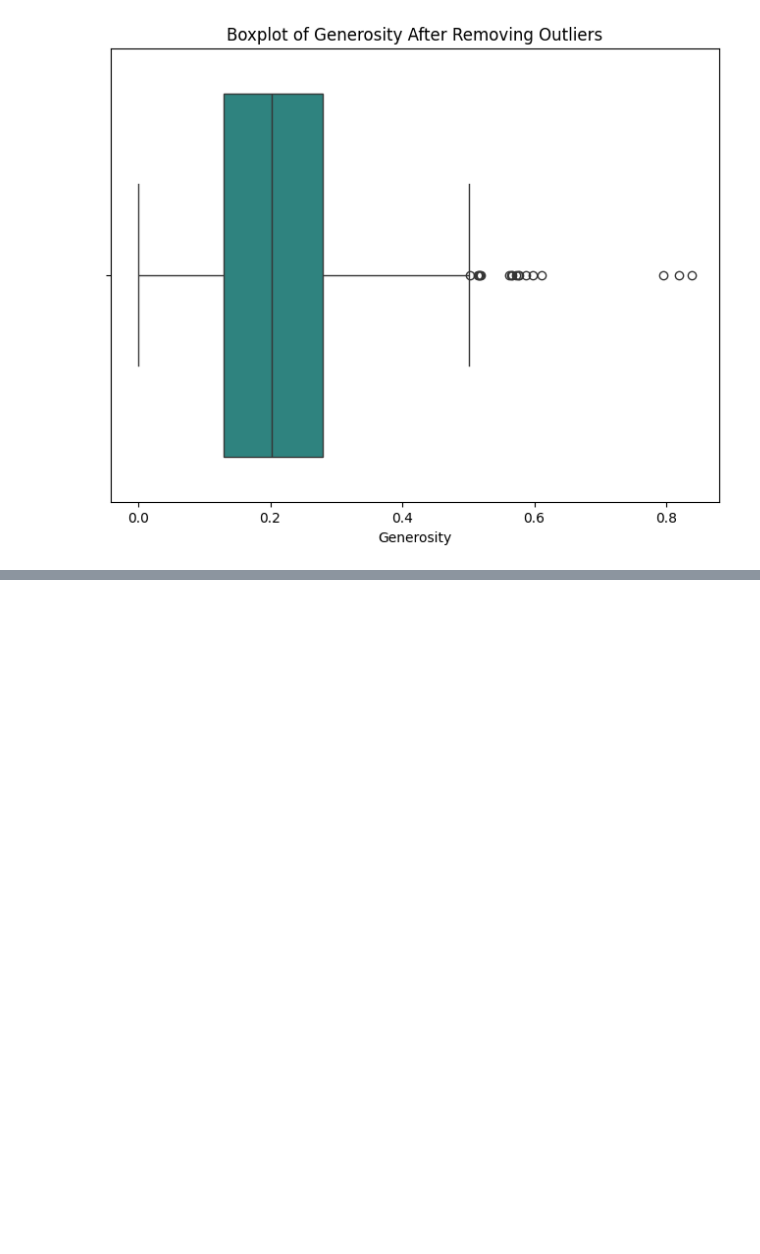
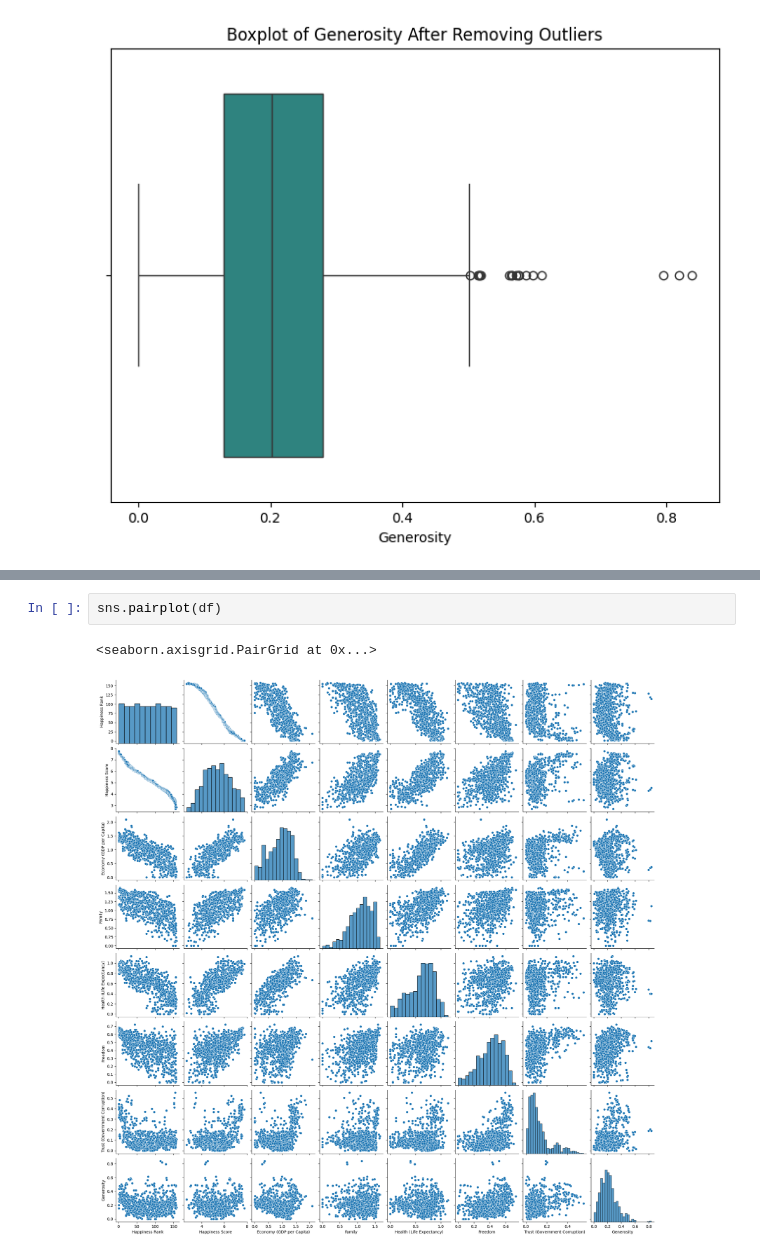
Before and after one commit to SurekhaBerlin/WorldHappinessReport, a Jupyter notebook: world_happiness_report.ipynb, the cells around one changed output, grey strips where cells are left out. Cells and saved outputs as stored; diff of their text form; blank space fills up the shorter version.

```diff
--- a/world_happiness_report.ipynb
+++ b/world_happiness_report.ipynb
@@ -329,0 +380,5 @@ for column in numeric_df.columns:
+# %%
+sns.pairplot(df)
+# %% [output]
+<seaborn.axisgrid.PairGrid at 0x...>
+[figure, added]
```
Also changed, not shown: parts of 19 cells of this notebook.
